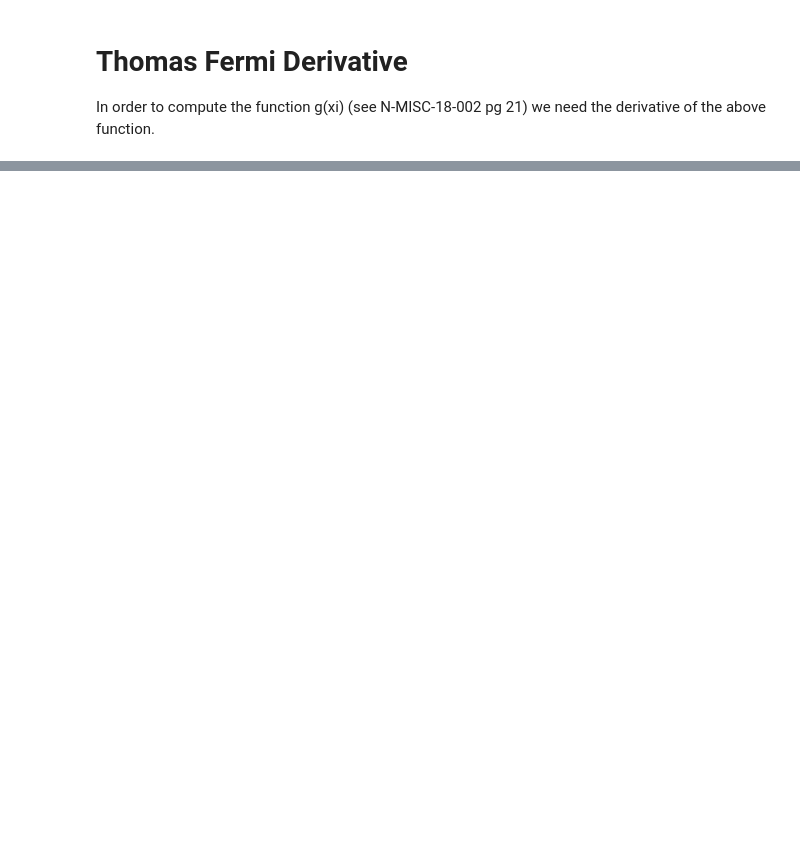
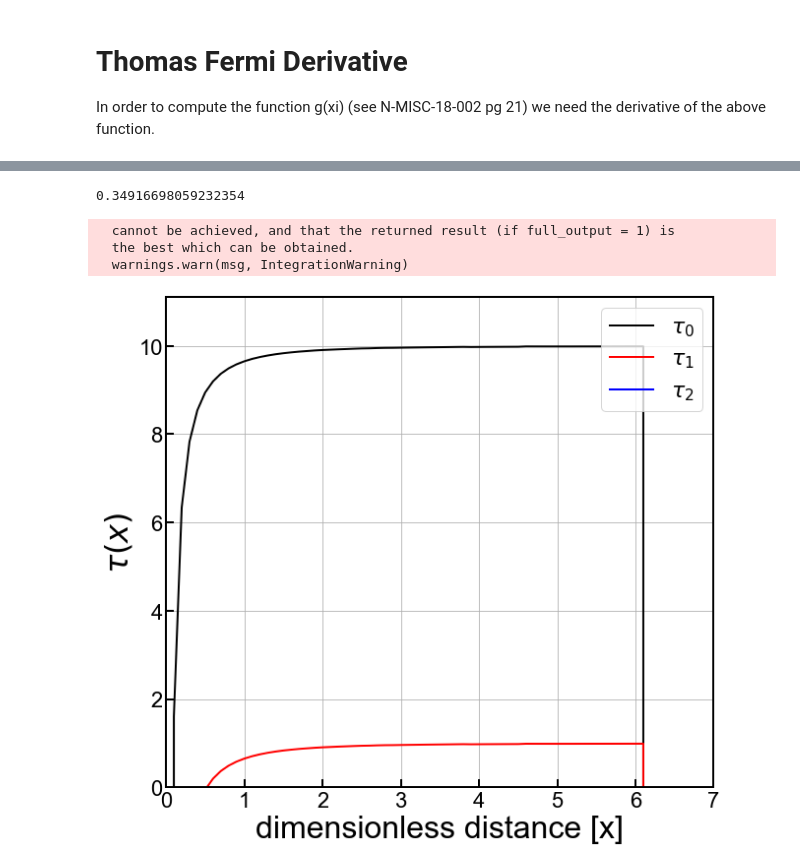
Before and after one commit to villaa/nrFano_Constraint, a Jupyter notebook: ThomasFermi_Potential.ipynb, the cells around one changed output, grey strips where cells are left out. Cells and saved outputs as stored; diff of their text form; code cells hidden in the pictures; blank space fills up the shorter version.

Commit message:
[ANV] small mods to test if the computation of phi0 can be more exact

```diff
--- a/ThomasFermi_Potential.ipynb
+++ b/ThomasFermi_Potential.ipynb
@@ -104,0 +105,54 @@ plt.show()
+# %%
+
+gxi = lambda x: id.g(x,'numeric')[0]
+print(gxi(1))
+tau_0 = lambda x: 10 - (1/x)*gxi(x)
+tau_0v = np.vectorize(tau_0)
+tau_1 = lambda x: 1 - (1/x)*gxi(x)
+tau_1v = np.vectorize(tau_1)
+tau_2 = lambda x: 0.01 - (1/x)*gxi(x)
+tau_2v = np.vectorize(tau_2)
+tau_3 = lambda x: 0.001 - (1/x)*gxi(x)
+tau_3v = np.vectorize(tau_3)
+# %% [output]
+0.34916698059232354
+# %%
+#set up a plot
+fig,axes = plt.subplots(1,1,figsize=(9.0,8.0),sharex=True)
+ax1 = axes
+
+dx=0.1
+xmax = 7
+X  = np.arange(0.0001,xmax,dx)
+
+
+ax1.plot (X, tau_0v(X), 'k-', label='$\\tau_0$')
+ax1.plot (X, tau_1v(X), 'r-', label='$\\tau_1$')
+ax1.plot (X, tau_2v(X), 'b-', label='$\\tau_2$')
+#print(tau_2v(X))
+#ax1.plot (X, tau_3v(X), 'g-', label='$\tau$$_3$')
+#ax1.plot (X, ylind(X), 'k--', label='Lindhard')
+#ax1.plot (X[X>0],ysingle(X[X>0]),'k-',linewidth=1)
+
+
+ax1.set_yscale('linear')
+ax1.set_xscale('linear')
+ax1.set_xlim(0.001, xmax)
+ax1.set_ylim(0,11.1)
+ax1.set_xlabel('dimensionless distance [x]',**axis_font)
+ax1.set_ylabel('$\\tau(x)$',**axis_font)
+ax1.grid(True)
+ax1.yaxis.grid(True,which='minor',linestyle='--')
+ax1.legend(loc=1,prop={'size':22})
+
+for axis in ['top','bottom','left','right']:
+  ax1.spines[axis].set_linewidth(2)
+
+plt.tight_layout()
+plt.savefig('figures/tau_test.png')
+plt.show()
+# %% [output]
+  cannot be achieved, and that the returned result (if full_output = 1) is
+  the best which can be obtained.
+  warnings.warn(msg, IntegrationWarning)
+[figure, added]
```
Also changed, not shown: parts of 5 cells of this notebook, 4 other files.
